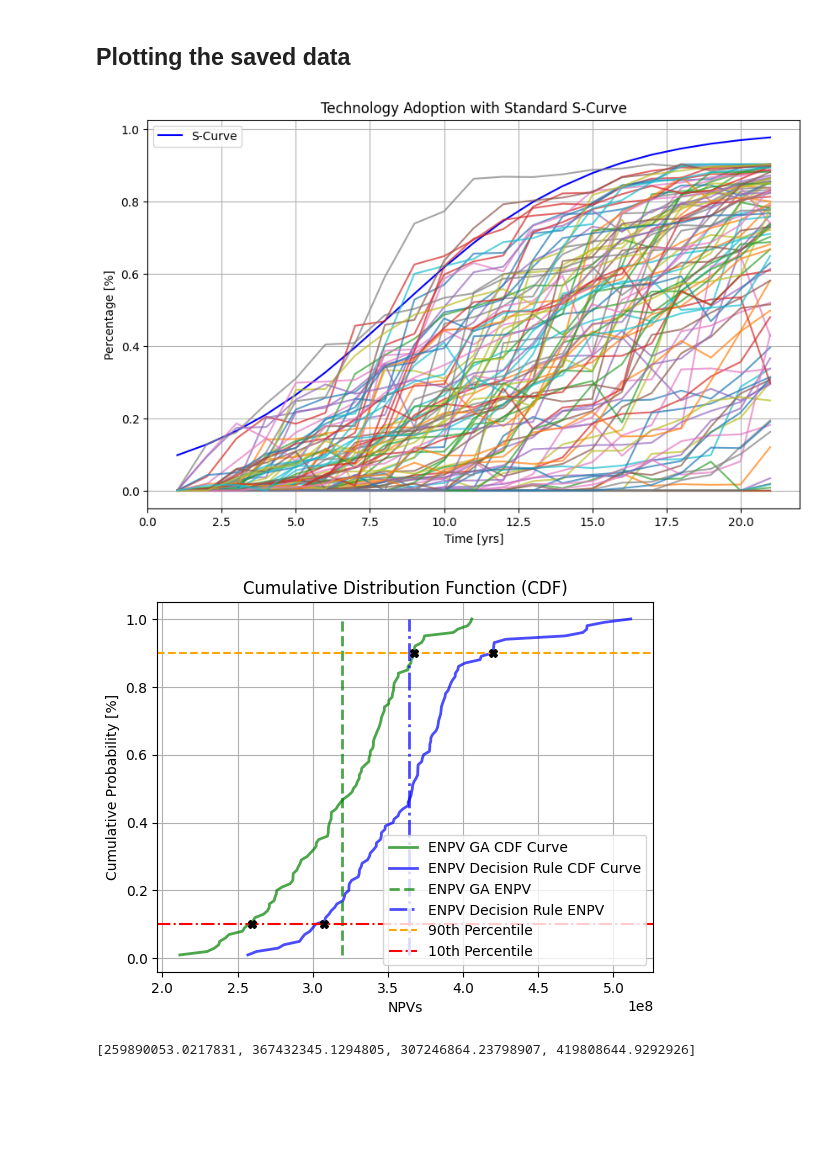
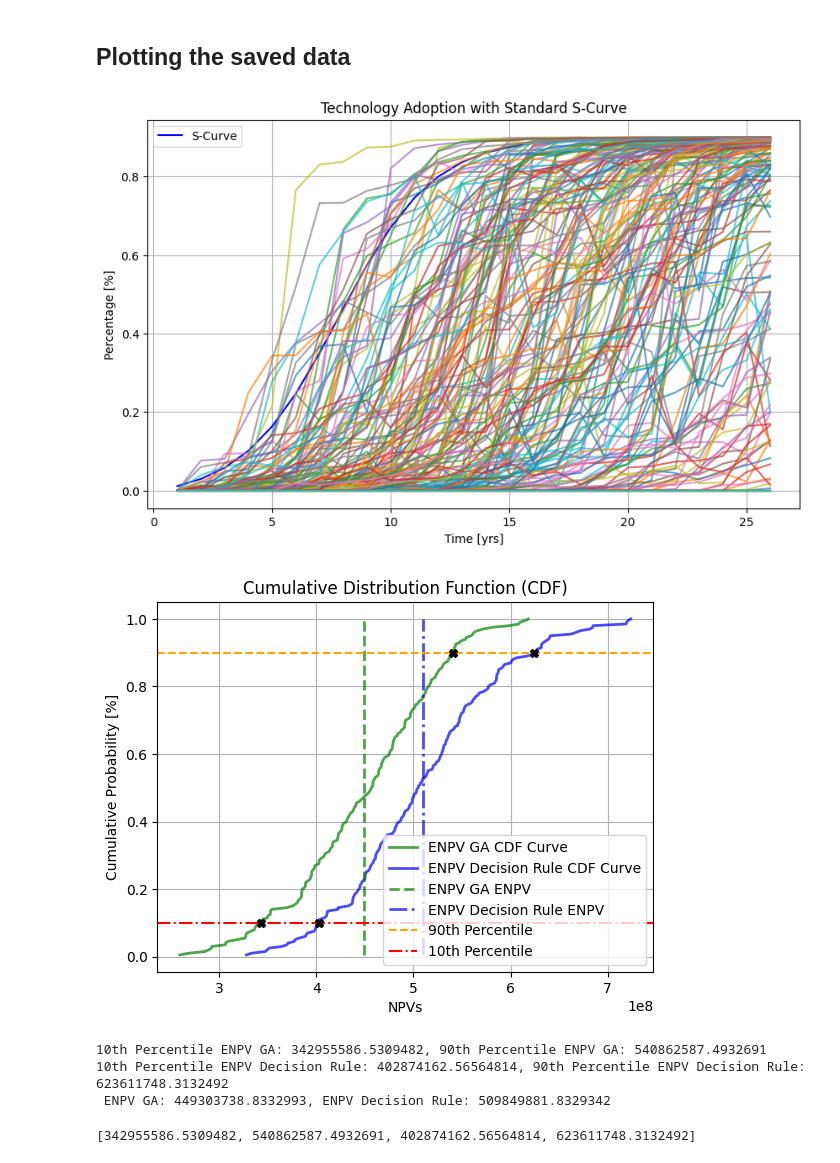
Before and after one commit to Oli767/Masterthesis, a Jupyter notebook: MT.ipynb, the cells around one changed output. Cells and saved outputs as stored; diff of their text form; code cells hidden in the pictures; blank space fills up the shorter version.

Commit message:
S-curve changed

```diff
--- a/MT.ipynb
+++ b/MT.ipynb
@@ -662,11 +661,6 @@ I adjusted the second smoothing (smoothing of Load Factor). Currently it is out
 # %% [markdown]
 # Saving the Data in a Pickle File
 # %%
-# # Ask user for a run name (default if empty)
-# run_name = input("Enter a name for this run (leave blank for 'Unnamed_Run'): ").strip()
-# if not run_name:
-#     run_name = "Unnamed_Run"
-
 No_Forecasts = Param["No_Forecasts"]
 
 # Timestamp
@@ -686,8 +680,9 @@ else:
 record = {
     "Run_Name": run_name,
     "Timestamp": timestamp,
+    "Total_Runtime": total_run_time,
+    "Param": Param,
     "No_Forecasts": No_Forecasts,
-    "Total_Runtime": total_run_time,
     "d_ATM": d_ATM,
     "S_Values": S_value_matrix,
     "Shock_Scenarios": Shock_Scenarios,
@@ -764,17 +760,24 @@ Parameters:   (11, 4, 2, 2, 9, 8, 5, 2)
 # %% [markdown]
 ## Plotting the saved data
 # %%
+Run = -1
+
 fn.S_curve_plot(
-    Param,
-    all_runs[-1]["S_Values"],
+    all_runs[Run]["Param"],
+    all_runs[Run]["S_Values"],
 )
+
+
 fn.CDF_Plot(
-    all_runs[-1]["NPV_GA"],
-    all_runs[-1]["NPV_Decision"],
+    all_runs[Run]["NPV_GA"],
+    all_runs[Run]["NPV_Decision"],
     "ENPV GA",
     "ENPV Decision Rule",
 )
 # %% [output]
-[figure, old version]
+[figure, new version]
-[figure, old version]
+[figure, new version]
-[259890053.0217831, 367432345.1294805, 307246864.23798907, 419808644.9292926]
+10th Percentile ENPV GA: 342955586.5309482, 90th Percentile ENPV GA: 540862587.4932691
+10th Percentile ENPV Decision Rule: 402874162.56564814, 90th Percentile ENPV Decision Rule: 623611748.3132492
+ ENPV GA: 449303738.8332993, ENPV Decision Rule: 509849881.8329342
+[342955586.5309482, 540862587.4932691, 402874162.56564814, 623611748.3132492]
```
Also changed, not shown: parts of 18 cells of this notebook, 2 other files.
